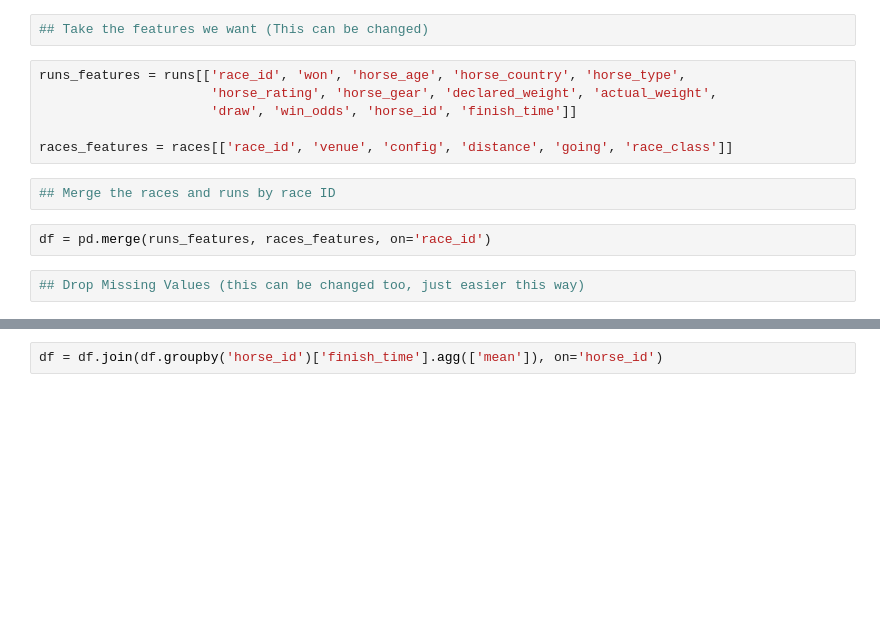
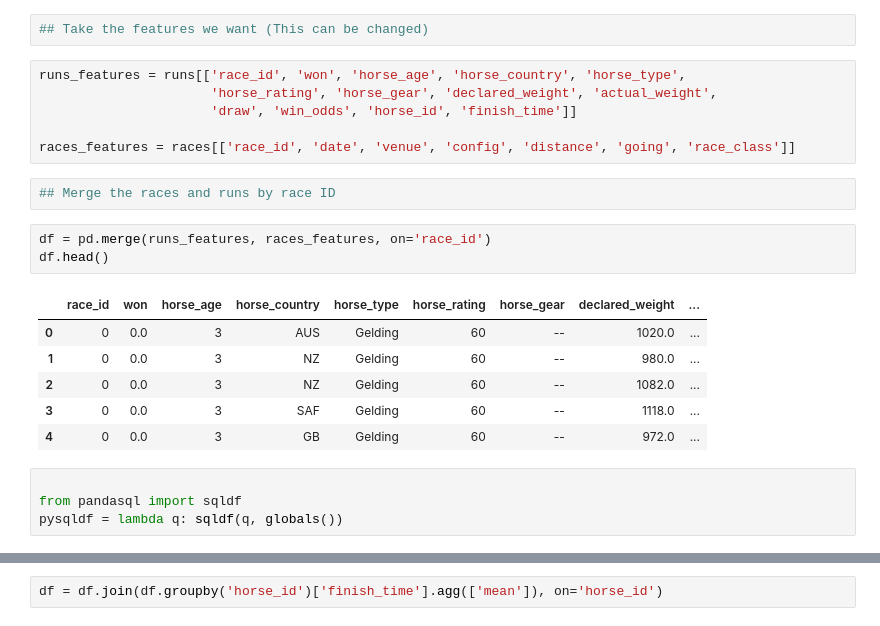
Before and after one commit to walter-robson/Horse-Racing-Prediction, a Jupyter notebook: horses.ipynb, the cells around one changed output, grey strips where cells are left out. Drawn from its saved outputs; the diff is of its cells as text; blank space fills up the shorter version.

```diff
--- a/horses.ipynb
+++ b/horses.ipynb
@@ -102,10 +111,20 @@ runs_features = runs[['race_id', 'won', 'horse_age', 'horse_country', 'horse_typ
                       'horse_rating', 'horse_gear', 'declared_weight', 'actual_weight',
                       'draw', 'win_odds', 'horse_id', 'finish_time']]
 
-races_features = races[['race_id', 'venue', 'config', 'distance', 'going', 'race_class']]
+races_features = races[['race_id', 'date', 'venue', 'config', 'distance', 'going', 'race_class']]
 # %%
 ## Merge the races and runs by race ID
 # %%
 df = pd.merge(runs_features, races_features, on='race_id')
+df.head()
+# %% [output]
+|  | race_id | won | horse_age | horse_country | horse_type | horse_rating | horse_gear | declared_weight | ... |
+| 0 | 0 | 0.0 | 3 | AUS | Gelding | 60 | -- | 1020.0 | ... |
+| 1 | 0 | 0.0 | 3 | NZ | Gelding | 60 | -- | 980.0 | ... |
+| 2 | 0 | 0.0 | 3 | NZ | Gelding | 60 | -- | 1082.0 | ... |
+| 3 | 0 | 0.0 | 3 | SAF | Gelding | 60 | -- | 1118.0 | ... |
+| 4 | 0 | 0.0 | 3 | GB | Gelding | 60 | -- | 972.0 | ... |
-# %%
-## Drop Missing Values (this can be changed too, just easier this way)
+# %%
+
+from pandasql import sqldf
+pysqldf = lambda q: sqldf(q, globals())
```
Also changed, not shown: parts of 17 cells of this notebook, 3 other files.
